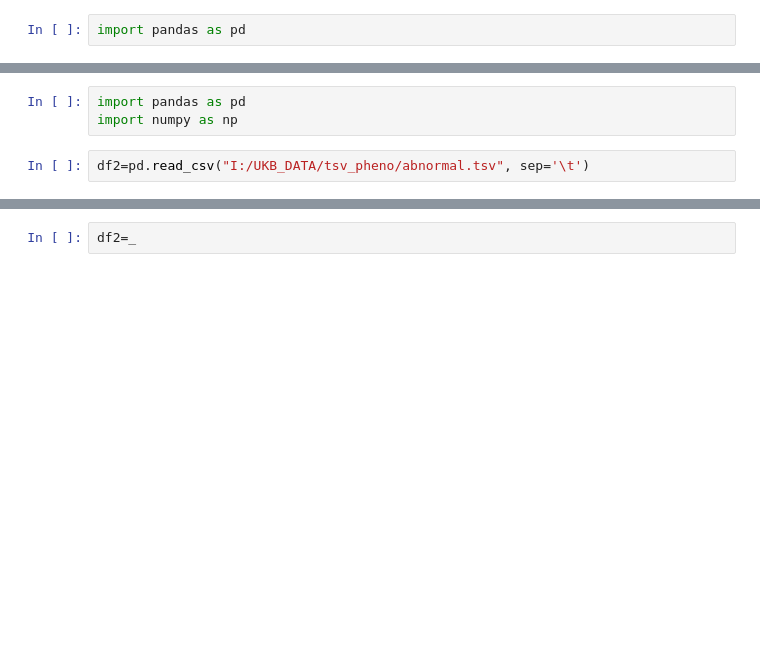
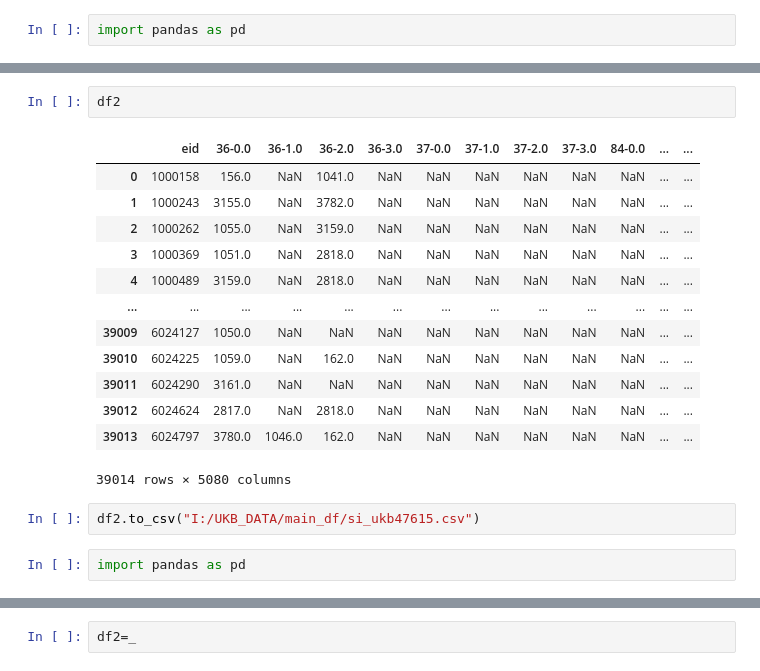
Before and after one commit to vukadinovic936/sphericity, a Jupyter notebook: Untitled.ipynb, the cells around one changed output, grey strips where cells are left out. Cells and saved outputs as stored; diff of their text form; blank space fills up the shorter version.

```diff
--- a/Untitled.ipynb
+++ b/Untitled.ipynb
@@ -163,5 +228,20 @@ KeyError: "None of [Index(['eid', '131338-0.0'], dtype='object')] are in the [in
+# %%
+df2
+# %% [output]
+|  | eid | 36-0.0 | 36-1.0 | 36-2.0 | 36-3.0 | 37-0.0 | 37-1.0 | 37-2.0 | 37-3.0 | 84-0.0 | ... | ... |
+| 0 | 1000158 | 156.0 | NaN | 1041.0 | NaN | NaN | NaN | NaN | NaN | NaN | ... | ... |
+| 1 | 1000243 | 3155.0 | NaN | 3782.0 | NaN | NaN | NaN | NaN | NaN | NaN | ... | ... |
+| 2 | 1000262 | 1055.0 | NaN | 3159.0 | NaN | NaN | NaN | NaN | NaN | NaN | ... | ... |
+| 3 | 1000369 | 1051.0 | NaN | 2818.0 | NaN | NaN | NaN | NaN | NaN | NaN | ... | ... |
+| 4 | 1000489 | 3159.0 | NaN | 2818.0 | NaN | NaN | NaN | NaN | NaN | NaN | ... | ... |
+| ... | ... | ... | ... | ... | ... | ... | ... | ... | ... | ... | ... | ... |
+| 39009 | 6024127 | 1050.0 | NaN | NaN | NaN | NaN | NaN | NaN | NaN | NaN | ... | ... |
+| 39010 | 6024225 | 1059.0 | NaN | 162.0 | NaN | NaN | NaN | NaN | NaN | NaN | ... | ... |
+| 39011 | 6024290 | 3161.0 | NaN | NaN | NaN | NaN | NaN | NaN | NaN | NaN | ... | ... |
+| 39012 | 6024624 | 2817.0 | NaN | 2818.0 | NaN | NaN | NaN | NaN | NaN | NaN | ... | ... |
+| 39013 | 6024797 | 3780.0 | 1046.0 | 162.0 | NaN | NaN | NaN | NaN | NaN | NaN | ... | ... |
+39014 rows × 5080 columns
+# %%
+df2.to_csv("I:/UKB_DATA/main_df/si_ukb47615.csv")
 # %%
 import pandas as pd
-import numpy as np
-# %%
-df2=pd.read_csv("I:/UKB_DATA/tsv_pheno/abnormal.tsv", sep='\t')
```
Also changed, not shown: parts of 68 cells of this notebook, 19 other files.
